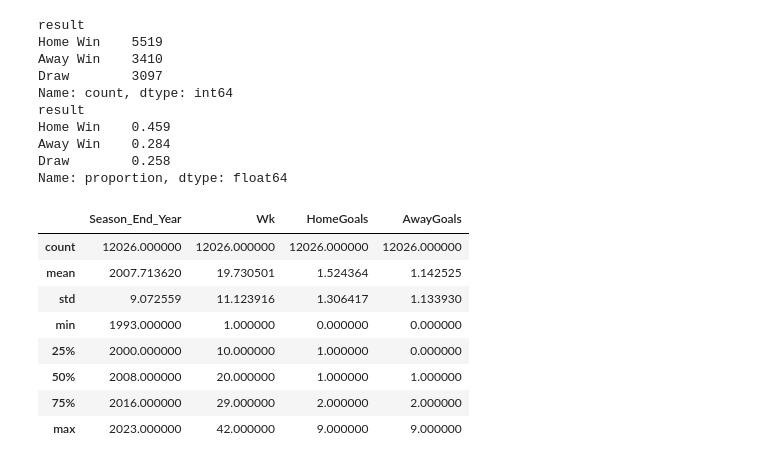
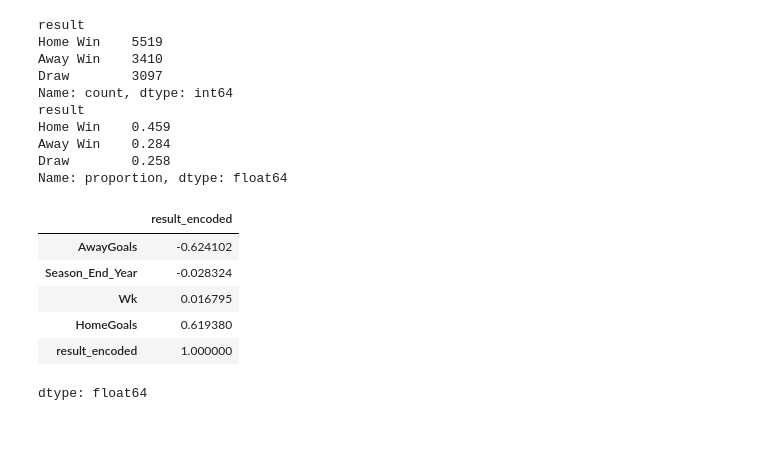
Before and after one commit to cparaguacuto02/premier_league_logistic_regression, a Jupyter notebook: Premier_League_Logistic_Regression.ipynb, the cells around one changed output. Drawn from its saved outputs; the diff is of its cells as text; code cells hidden in the pictures; blank space fills up the shorter version.

```diff
--- a/Premier_League_Logistic_Regression.ipynb
+++ b/Premier_League_Logistic_Regression.ipynb
@@ -114,16 +115,21 @@ Home Win    0.459
 Away Win    0.284
 Draw        0.258
 Name: proportion, dtype: float64
-# %%
-#Numeric Features
-df.describe()
-# %% [output]
-|  | Season_End_Year | Wk | HomeGoals | AwayGoals |
-| count | 12026.000000 | 12026.000000 | 12026.000000 | 12026.000000 |
-| mean | 2007.713620 | 19.730501 | 1.524364 | 1.142525 |
-| std | 9.072559 | 11.123916 | 1.306417 | 1.133930 |
-| min | 1993.000000 | 1.000000 | 0.000000 | 0.000000 |
-| 25% | 2000.000000 | 10.000000 | 1.000000 | 0.000000 |
-| 50% | 2008.000000 | 20.000000 | 1.000000 | 1.000000 |
-| 75% | 2016.000000 | 29.000000 | 2.000000 | 2.000000 |
-| max | 2023.000000 | 42.000000 | 9.000000 | 9.000000 |
+# %%
+#Numeric Features
+df.describe()
+
+#encode result in order to run correlation
+le_temp = LabelEncoder()
+df['result_encoded'] = le_temp.fit_transform(df['result'])
+
+#feature and target correlation check
+df.corr(numeric_only=True)['result_encoded'].sort_values()
+# %% [output]
+|  | result_encoded |
+| AwayGoals | -0.624102 |
+| Season_End_Year | -0.028324 |
+| Wk | 0.016795 |
+| HomeGoals | 0.619380 |
+| result_encoded | 1.000000 |
+dtype: float64
```
Also changed, not shown: parts of 6 cells of this notebook.
